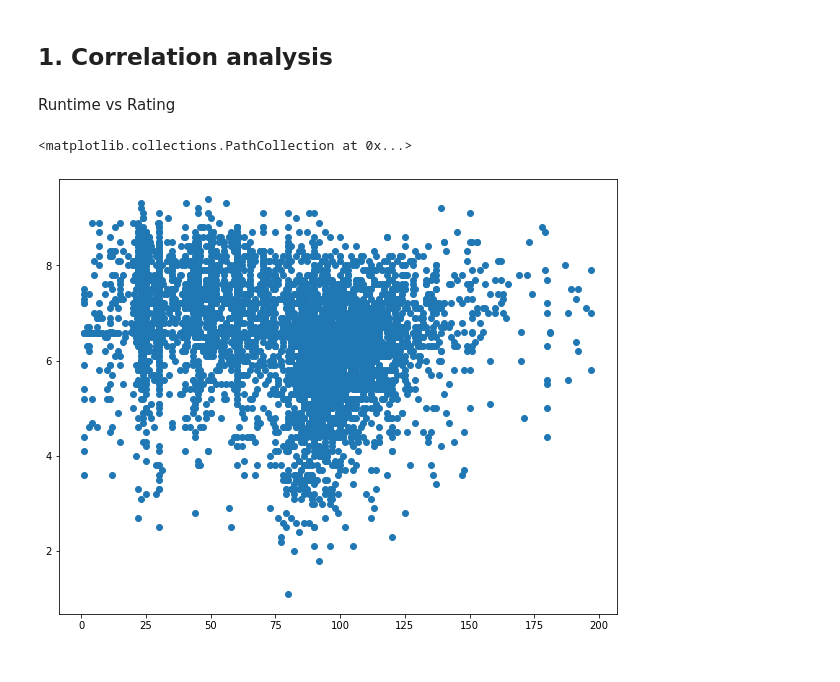
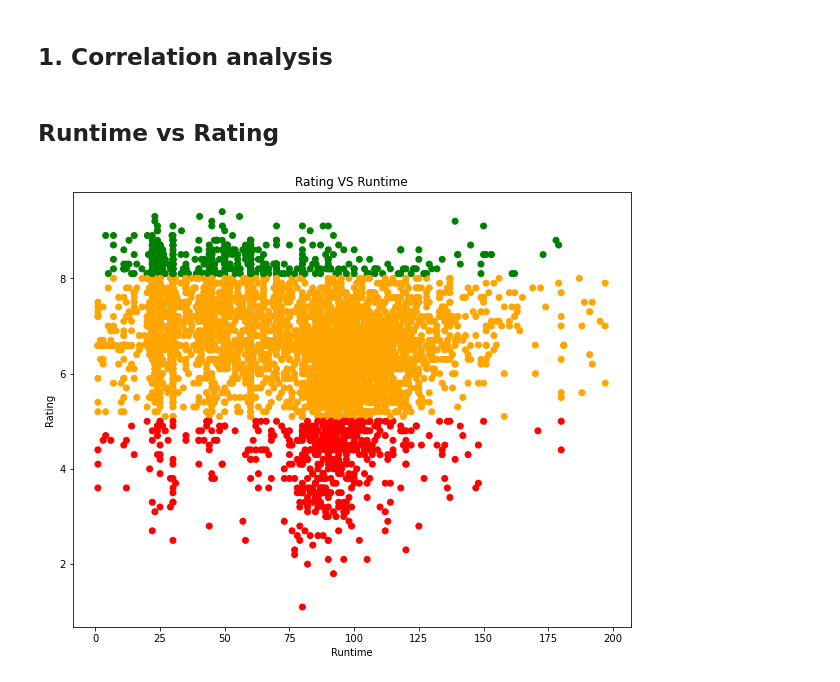
Before and after one commit to ssim3/MoviesEDA, a Jupyter notebook: Movies Data Visualisation.ipynb, the cells around one changed output. Cells and saved outputs as stored; diff of their text form; code cells hidden in the pictures.

```diff
--- a/Movies Data Visualisation.ipynb
+++ b/Movies Data Visualisation.ipynb
@@ -59,12 +59,19 @@ Conduct Data Visualisation to find out how different factors affect a movies rat
 # %% [markdown]
 ## 1. Correlation analysis
 # %% [markdown]
-Runtime vs Rating
+## Runtime vs Rating
 # %%
 fig, ax_run_rat = plt.subplots(figsize=(10, 8))
-ax_run_rat.scatter(x=movies['runtime'], y=movies["rating"])
+run_rat_colors = np.where(movies["rating"] > 8, "green",
+                          np.where(movies["rating"] > 5, "orange", "red"))
 
-ax_run_rat.set_xlab
+
+ax_run_rat.scatter(x=movies['runtime'], y=movies["rating"], c=run_rat_colors)
+
+ax_run_rat.set_title("Rating VS Runtime")
+ax_run_rat.set_xlabel("Runtime")
+ax_run_rat.set_ylabel("Rating")
+
+plt.show()
 # %% [output]
-<matplotlib.collections.PathCollection at 0x...>
-[figure, old version]
+[figure, new version]
```
Also changed, not shown: parts of 10 cells of this notebook.
